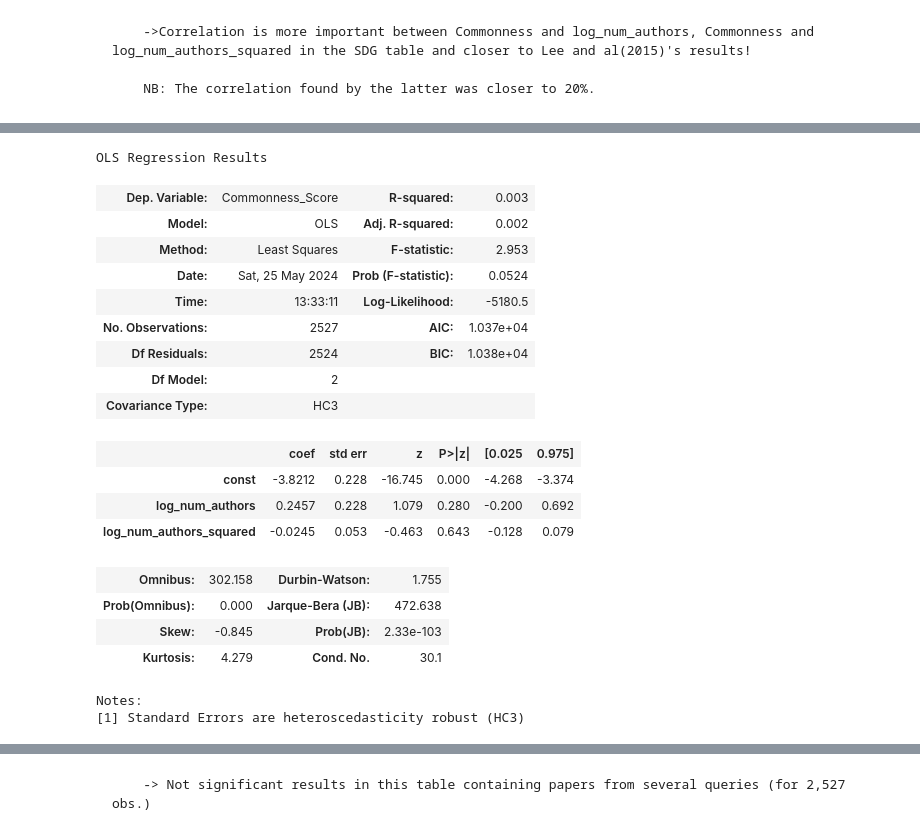
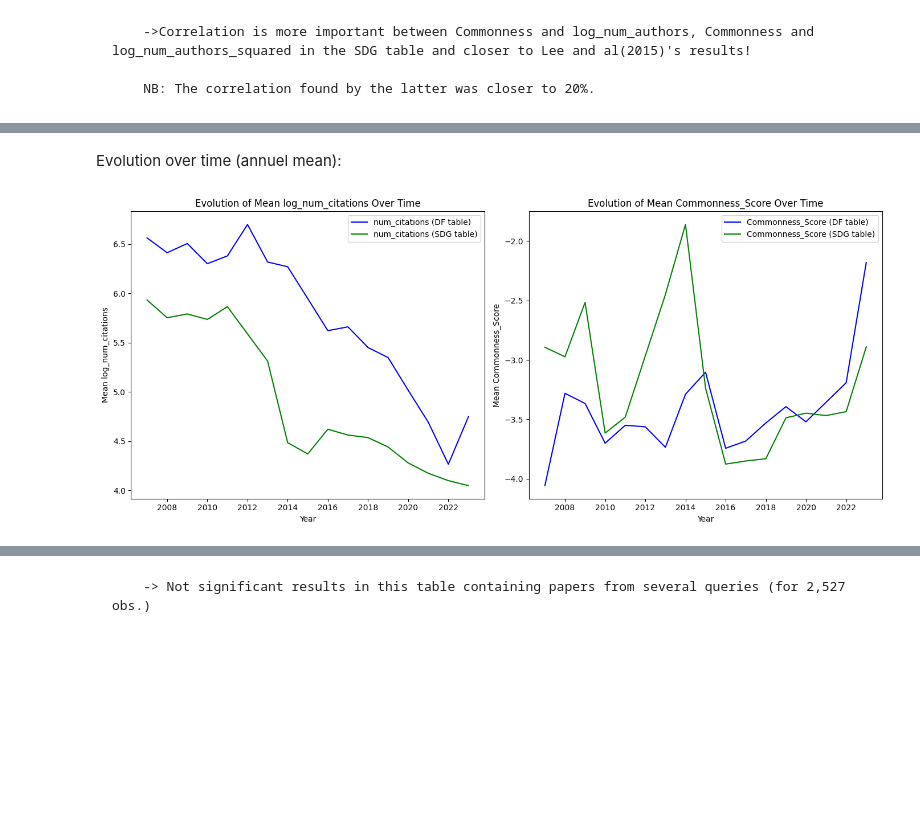
Before and after one commit to valentinb67/Master-s-thesis-2-A-scientometric-approach-to-determine-the-effect-of-group-size-on-novelty, a Jupyter notebook: Basic stats.ipynb, the cells around one changed output, grey strips where cells are left out. Saved outputs shown, nothing was run; the diff lists cells and outputs as text; code cells hidden in the pictures; blank space fills up the shorter version.

```diff
--- a/Basic stats.ipynb
+++ b/Basic stats.ipynb
@@ -52 +125,35 @@ DF_SDG.corr()
+# %% [markdown]
+Evolution over time (annuel mean):
+# %%
+# Calcul des moyennes annuelles
+mean_citations_per_year_DF = DF.groupby('year')['log_num_citations'].mean().reset_index()
+mean_citations_per_year_SDG = DF_SDG.groupby('year')['log_num_citations_SDG'].mean().reset_index()
+mean_commonness_score_per_year_DF = DF.groupby('year')['Commonness_Score'].mean().reset_index()
+mean_commonness_score_per_year_SDG = DF_SDG.groupby('year')['Commonness_Score'].mean().reset_index()
+
+# Création de la figure avec deux sous-graphiques côte à côte
+plt.figure(figsize=(14, 6))
+
+# Premier graphique : Evolution du nombre moyen de citations pour DF et DF_SDG
+plt.subplot(1, 2, 1)
+sns.lineplot(x='year', y='log_num_citations', data=mean_citations_per_year_DF, color='blue', label='num_citations (DF table)')
+sns.lineplot(x='year', y='log_num_citations_SDG', data=mean_citations_per_year_SDG, color='green', label='num_citations (SDG table)')
+plt.xlabel('Year')
+plt.ylabel('Mean log_num_citations')
+plt.title('Evolution of Mean log_num_citations Over Time')
+plt.legend()
+
+# Deuxième graphique : Evolution du score moyen de Commonness pour DF et DF_SDG
+plt.subplot(1, 2, 2)
+sns.lineplot(x='year', y='Commonness_Score', data=mean_commonness_score_per_year_DF, color='blue', label='Commonness_Score (DF table)')
+sns.lineplot(x='year', y='Commonness_Score', data=mean_commonness_score_per_year_SDG, color='green', label='Commonness_Score (SDG table)')
+plt.xlabel('Year')
+plt.ylabel('Mean Commonness_Score')
+plt.title('Evolution of Mean Commonness_Score Over Time')
+plt.legend()
+
+plt.tight_layout()
+plt.show()
+# %% [output]
+[figure, added]
 # %%
@@ -58,26 +167,2 @@ Y_SDG = DF_SDG['Commonness_Score']
 X_SDG = DF_SDG[['log_num_authors_SDG','log_num_authors_squared_SDG']]
 X_SDG = sm.add_constant(X_SDG)
-# %%
-model_DF = sm.OLS(Y, X).fit(cov_type='HC3')
-model_DF.summary()
-# %% [output]
-OLS Regression Results
-| Dep. Variable: | Commonness_Score | R-squared: | 0.003 |
-| Model: | OLS | Adj. R-squared: | 0.002 |
-| Method: | Least Squares | F-statistic: | 2.953 |
-| Date: | Sat, 25 May 2024 | Prob (F-statistic): | 0.0524 |
-| Time: | 13:33:11 | Log-Likelihood: | -5180.5 |
-| No. Observations: | 2527 | AIC: | 1.037e+04 |
-| Df Residuals: | 2524 | BIC: | 1.038e+04 |
-| Df Model: | 2 |  |  |
-| Covariance Type: | HC3 |  |  |
-|  | coef | std err | z | P>|z| | [0.025 | 0.975] |
-| const | -3.8212 | 0.228 | -16.745 | 0.000 | -4.268 | -3.374 |
-| log_num_authors | 0.2457 | 0.228 | 1.079 | 0.280 | -0.200 | 0.692 |
-| log_num_authors_squared | -0.0245 | 0.053 | -0.463 | 0.643 | -0.128 | 0.079 |
-| Omnibus: | 302.158 | Durbin-Watson: | 1.755 |
-| Prob(Omnibus): | 0.000 | Jarque-Bera (JB): | 472.638 |
-| Skew: | -0.845 | Prob(JB): | 2.33e-103 |
-| Kurtosis: | 4.279 | Cond. No. | 30.1 |
-Notes:
-[1] Standard Errors are heteroscedasticity robust (HC3)
```
Also changed, not shown: parts of 27 cells of this notebook, 1 other file.
